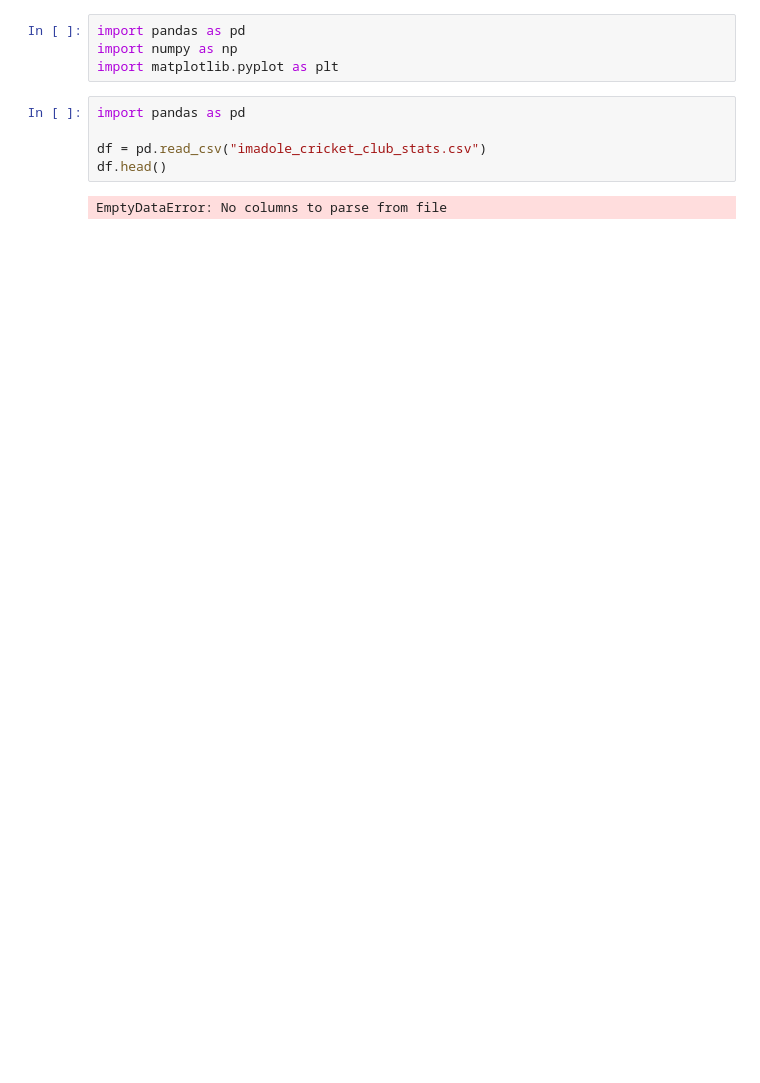
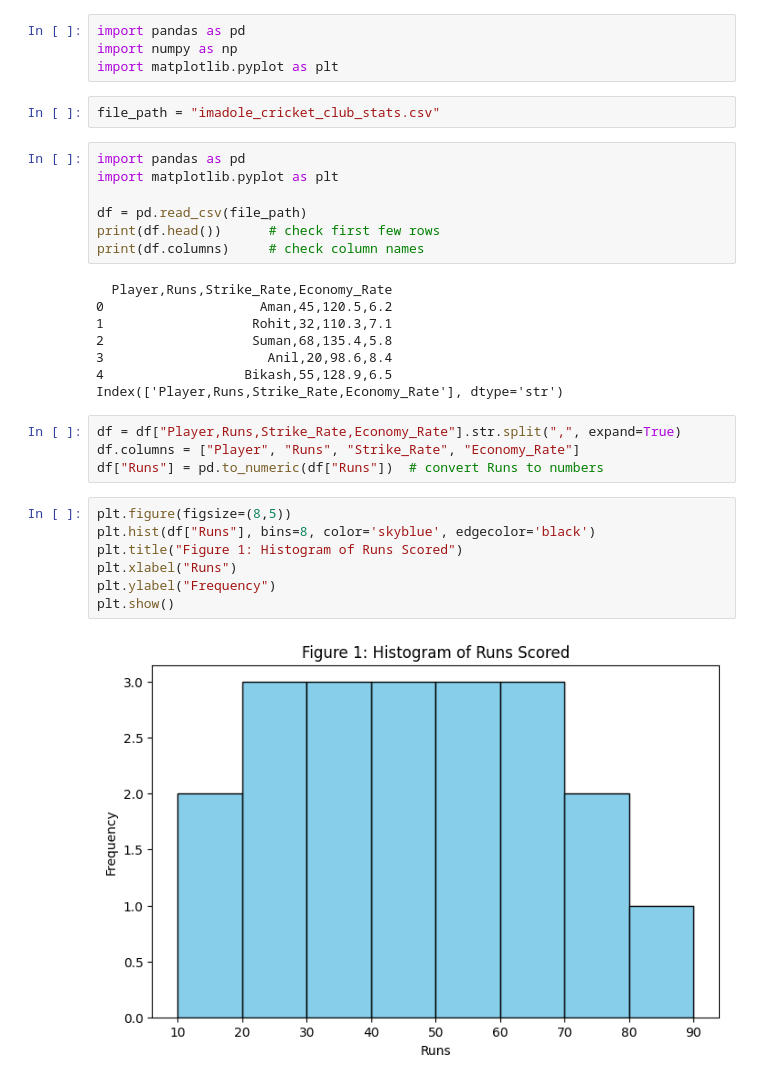
Before and after one commit to Data200-Jan2026/project-stats-team, a Jupyter notebook: Week-3/EDA.ipynb, the cells around one changed output. Cells and saved outputs as stored; diff of their text form; blank space fills up the shorter version.

```diff
--- a/Week-3/EDA.ipynb
+++ b/Week-3/EDA.ipynb
@@ -2,10 +2,33 @@
 import pandas as pd
 import numpy as np
 import matplotlib.pyplot as plt
-# %%
-import pandas as pd
-
-df = pd.read_csv("imadole_cricket_club_stats.csv")
-df.head()
-# %% [output]
-EmptyDataError: No columns to parse from file
+# %%
+file_path = "imadole_cricket_club_stats.csv"
+# %%
+import pandas as pd
+import matplotlib.pyplot as plt
+
+df = pd.read_csv(file_path)
+print(df.head())      # check first few rows
+print(df.columns)     # check column names
+# %% [output]
+  Player,Runs,Strike_Rate,Economy_Rate
+0                    Aman,45,120.5,6.2
+1                   Rohit,32,110.3,7.1
+2                   Suman,68,135.4,5.8
+3                     Anil,20,98.6,8.4
+4                  Bikash,55,128.9,6.5
+Index(['Player,Runs,Strike_Rate,Economy_Rate'], dtype='str')
+# %%
+df = df["Player,Runs,Strike_Rate,Economy_Rate"].str.split(",", expand=True)
+df.columns = ["Player", "Runs", "Strike_Rate", "Economy_Rate"]
+df["Runs"] = pd.to_numeric(df["Runs"])  # convert Runs to numbers
+# %%
+plt.figure(figsize=(8,5))
+plt.hist(df["Runs"], bins=8, color='skyblue', edgecolor='black')
+plt.title("Figure 1: Histogram of Runs Scored")
+plt.xlabel("Runs")
+plt.ylabel("Frequency")
+plt.show()
+# %% [output]
+[figure, added]
```
Also changed, not shown: parts of 5 cells of this notebook.
